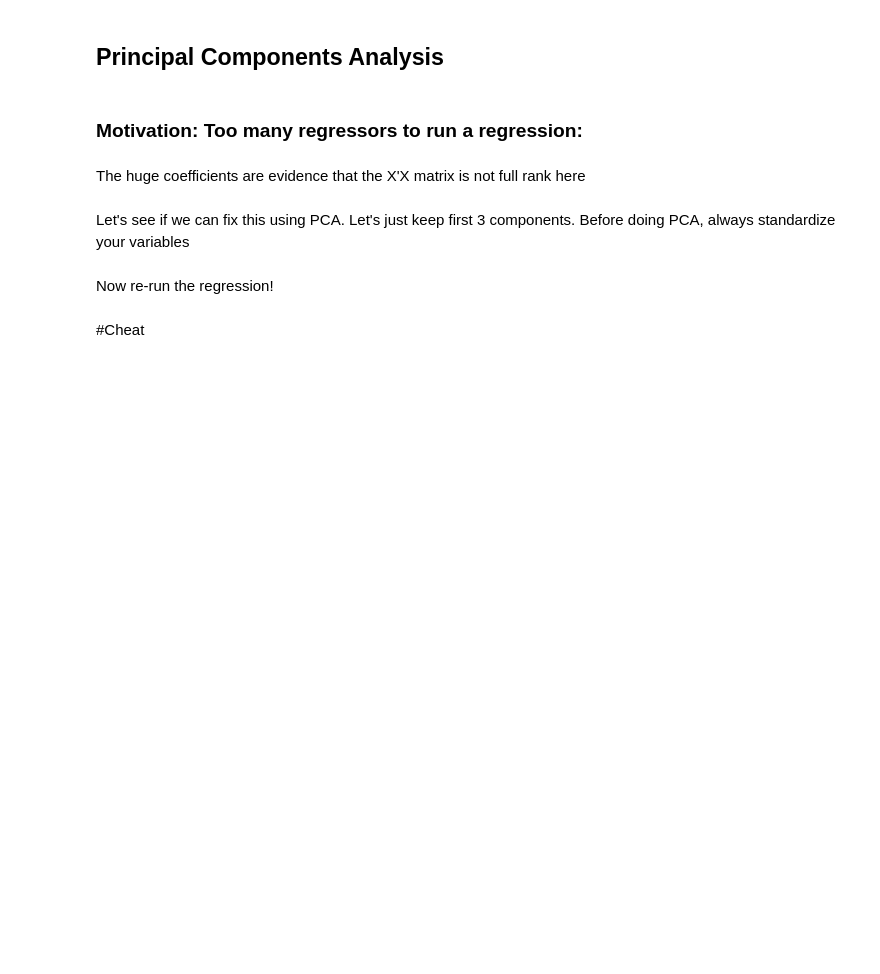
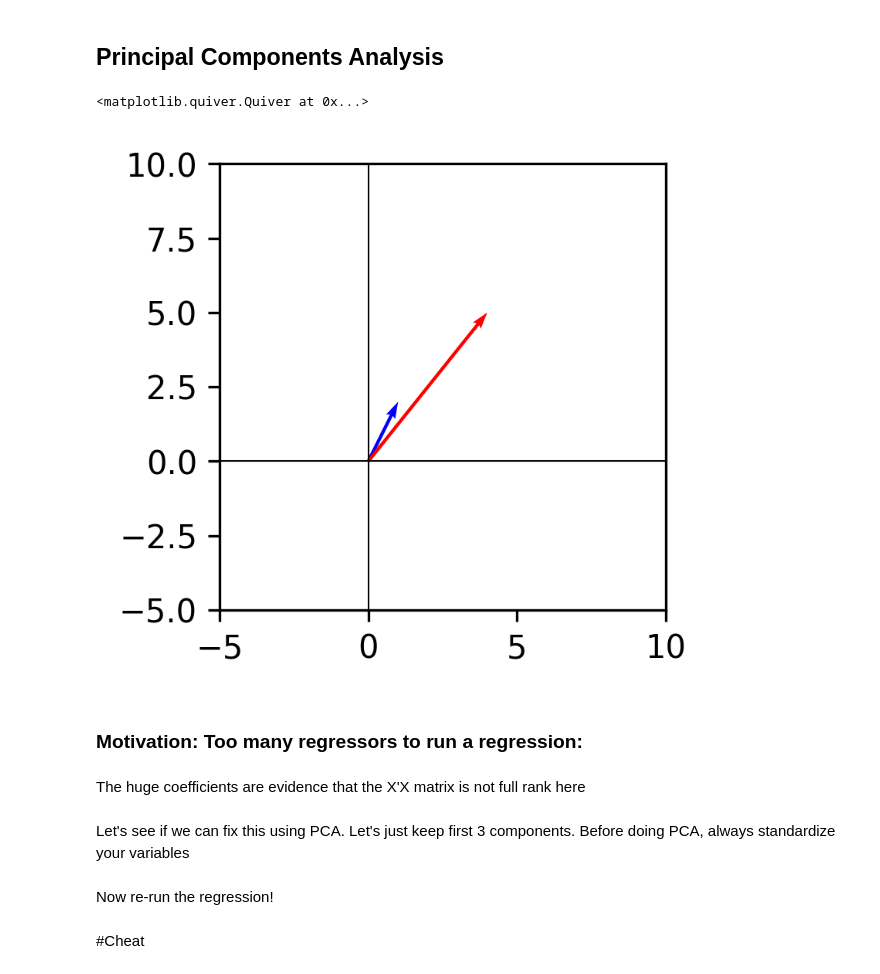
Before and after one commit to brighamfrandsen/econ484, a Jupyter notebook: examples/03 PCA.ipynb, the cells around one changed output. Saved outputs shown, nothing was run; the diff lists cells and outputs as text; code cells hidden in the pictures; blank space fills up the shorter version.

```diff
--- a/examples/03 PCA.ipynb
+++ b/examples/03 PCA.ipynb
@@ -15,28 +15,30 @@ plt.rcParams['image.cmap'] = "gray"
 # %%
 # Illustration of matrices rotating
 import numpy as np
 import matplotlib.pyplot as plt
 
 # Define a vector
 v = np.array([1, 2])
 
 # Define a symmetric 2x2 matrix
 A = np.array([[2, 1],
               [1, 2]])
 
 # Multiply
 Av = A @ v
 
 # Plot
-plt.figure(figsize=(5,5))
 plt.axhline(0, color='k', linewidth=0.5)
 plt.axvline(0, color='k', linewidth=0.5)
 plt.gca().set_aspect('equal', adjustable='box')
 plt.xlim(-5, 10)
 plt.ylim(-5, 10)
 
 # Original vector
 plt.quiver(0, 0, v[0], v[1], angles='xy', scale_units='xy', scale=1, color='blue', label='v')
 
 # Transformed vector
 plt.quiver(0, 0, Av[0], Av[1], angles='xy', scale_units='xy', scale=1, color='red', label='A·v')
+# %% [output]
+<matplotlib.quiver.Quiver at 0x...>
+[figure, added]
```
Also changed, not shown: parts of 1 cell of this notebook.
